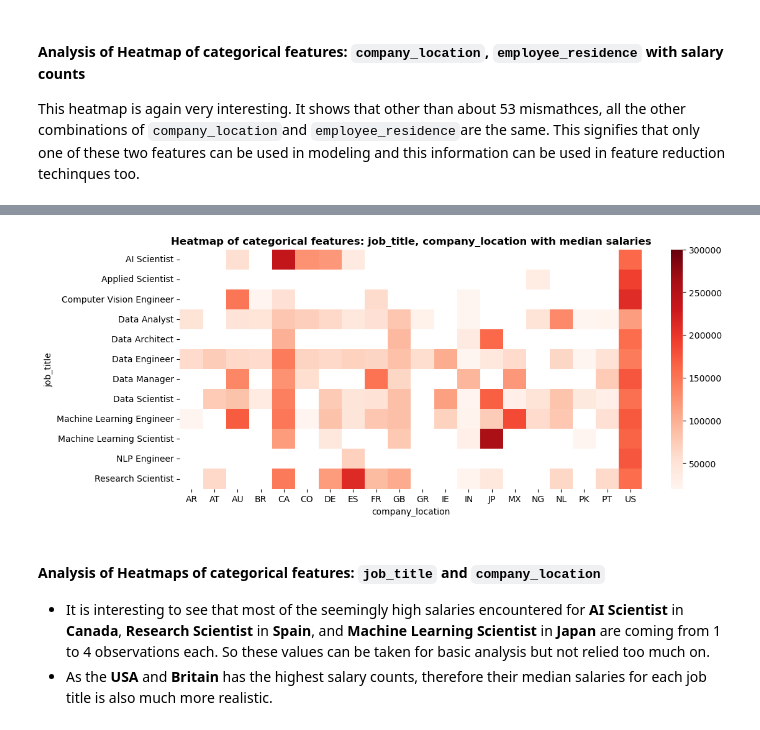
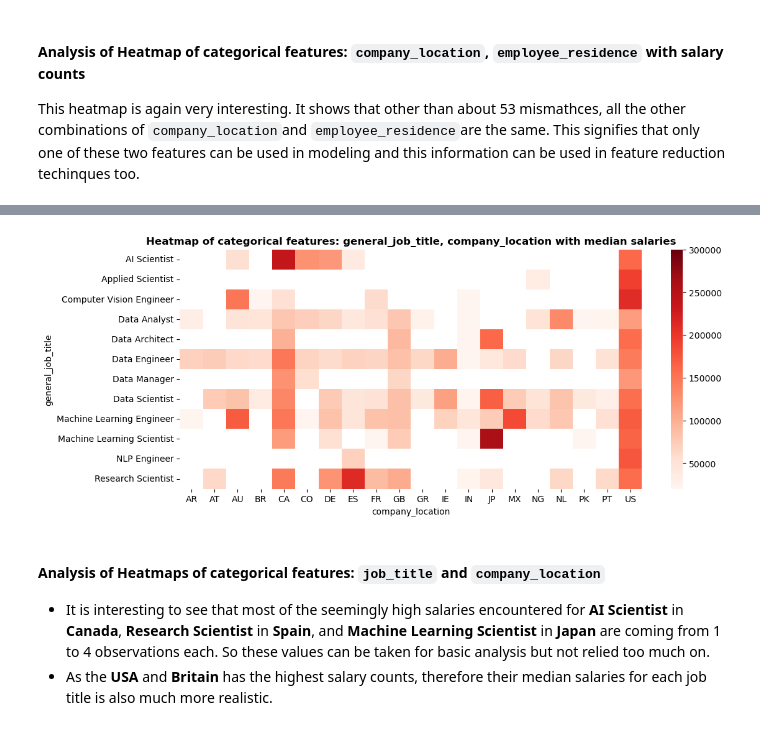
Before and after one commit to Haris-Mir/personal_python_projects, a Jupyter notebook: 01_ds_salaries_project/notebooks/01_salaries_eda_jun23.ipynb, the cells around one changed output, grey strips where cells are left out. Cells and saved outputs as stored; diff of their text form; code cells hidden in the pictures.

```diff
--- a/01_ds_salaries_project/notebooks/01_salaries_eda_jun23.ipynb
+++ b/01_ds_salaries_project/notebooks/01_salaries_eda_jun23.ipynb
@@ -1095,14 +1186,17 @@ plt.show()
 # %%
-df_heatmap5 = salaries_usd_filtered.pivot_table(values='salary_in_usd',index='job_title',
+df_heatmap7 = salaries_usd_filtered.pivot_table(values='salary_in_usd',index='general_job_title',
                                                columns='company_location',aggfunc=np.median)
 plt.figure(figsize=(12,5))
-sns.heatmap(df_heatmap5, vmin=20000, vmax=300000, cmap='Reds', fmt='.0f')
-plt.title('Heatmap of categorical features: job_title, company_location with median salaries', fontsize=12, fontweight='bold')
+sns.heatmap(df_heatmap7, vmin=20000, vmax=300000, cmap='Reds', fmt='.0f')
+plt.title('Heatmap of categorical features: general_job_title, company_location with median salaries',
+          fontsize=12, fontweight='bold')
 
+# To save the plot as .jpg file
+plt.savefig(figures_path+'/17_heatmap.jpg')
 
 plt.show()
 # %% [output]
-[figure, old version]
+[figure, new version]
 # %% [markdown]
 #### Analysis of Heatmaps of categorical features: `job_title` and `company_location`
 
```
Also changed, not shown: parts of 54 cells of this notebook, 15 other files.
